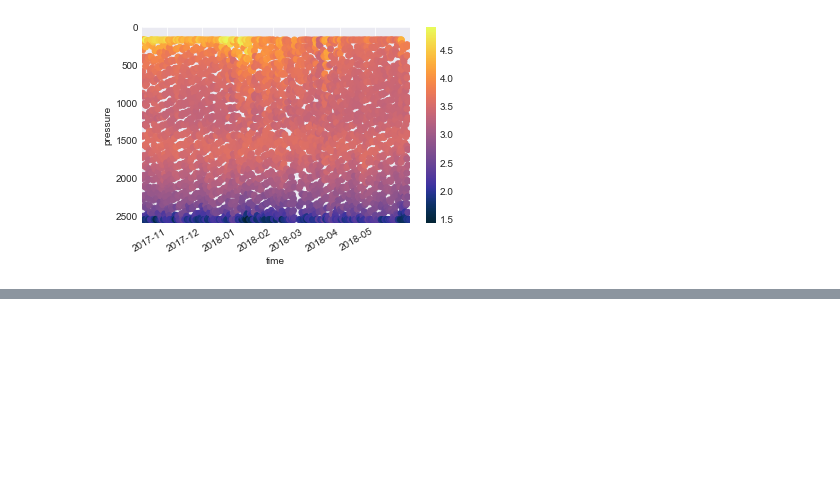
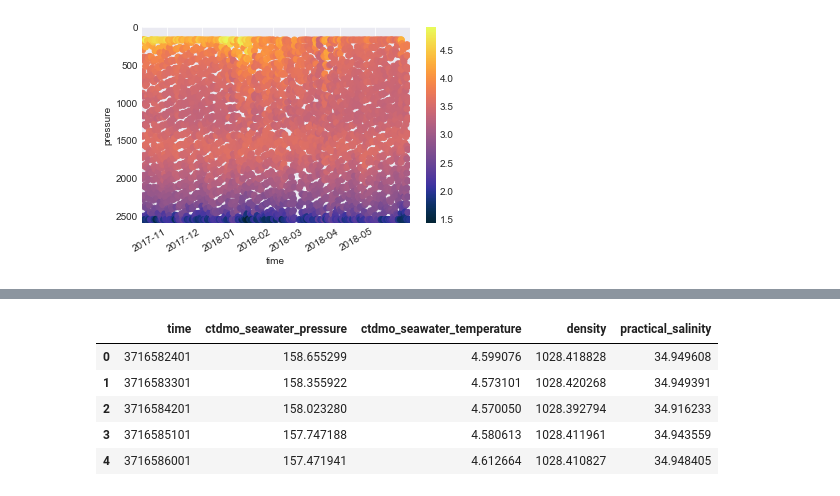
Before and after one commit to nlbeaird/OOI, a Jupyter notebook: OOI_play.ipynb, the cells around one changed output, grey strips where cells are left out. Drawn from its saved outputs; the diff is of its cells as text; code cells hidden in the pictures; blank space fills up the shorter version.

```diff
--- a/OOI_play.ipynb
+++ b/OOI_play.ipynb
@@ -225,0 +271,15 @@ fig.autofmt_xdate()
+# %%
+# convert to pandas dataframe
+upper_ctd = pd.read_json(json.dumps(data))
+
+# grab just a few columns:
+upper_ctd = upper_ctd[['time', 'ctdmo_seawater_pressure', 'ctdmo_seawater_temperature', 'density', 'practical_salinity']]
+
+upper_ctd.head()
+# %% [output]
+|  | time | ctdmo_seawater_pressure | ctdmo_seawater_temperature | density | practical_salinity |
+| 0 | 3716582401 | 158.655299 | 4.599076 | 1028.418828 | 34.949608 |
+| 1 | 3716583301 | 158.355922 | 4.573101 | 1028.420268 | 34.949391 |
+| 2 | 3716584201 | 158.023280 | 4.570050 | 1028.392794 | 34.916233 |
+| 3 | 3716585101 | 157.747188 | 4.580613 | 1028.411961 | 34.943559 |
+| 4 | 3716586001 | 157.471941 | 4.612664 | 1028.410827 | 34.948405 |
```
Also changed, not shown: parts of 8 cells of this notebook.
